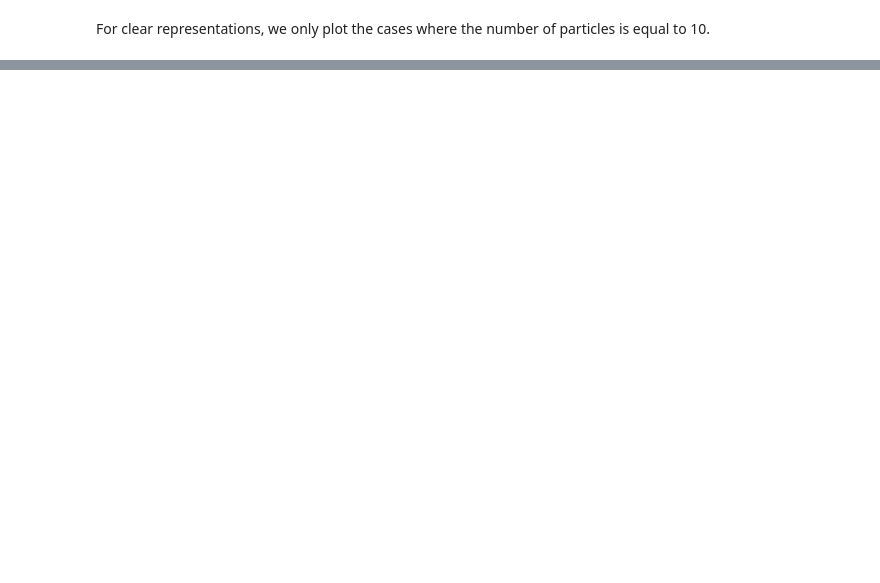
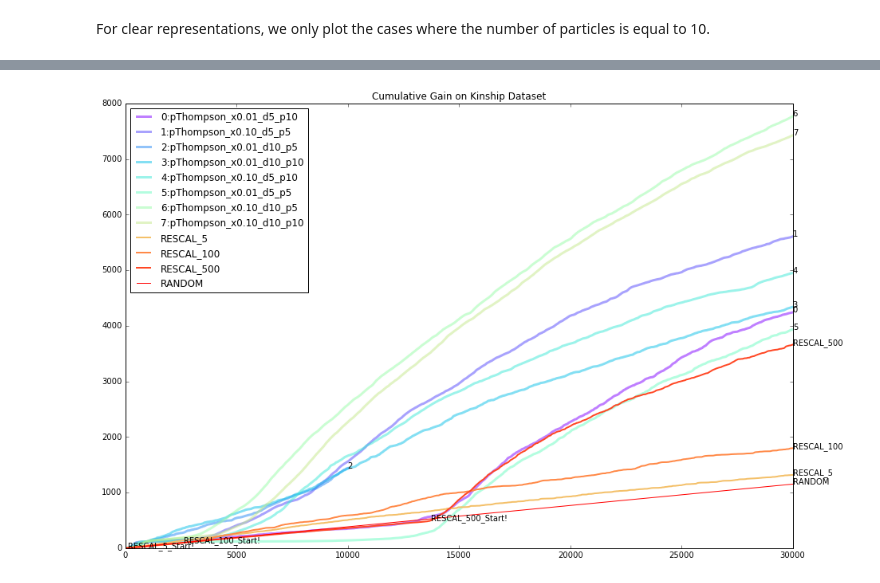
Before and after one commit to dongwookim-ml/almc, a Jupyter notebook: bayesian_rescal/plot_result_kinship.ipynb, the cells around one changed output, grey strips where cells are left out. Drawn from its saved outputs; the diff is of its cells as text; code cells hidden in the pictures; blank space fills up the shorter version.

```diff
--- a/bayesian_rescal/plot_result_kinship.ipynb
+++ b/bayesian_rescal/plot_result_kinship.ipynb
@@ -186,0 +187,50 @@ plt.show()
+# %%
+dest = '../result/kinship/rescal/'
+init_obs = [5, 100, 500]
+rescal_populating_result = dict()
+for nt, obs in itertools.product(range(10), init_obs):
+    file = os.path.join(dest, 'init%d_rescal_n_dim_10_%d.txt'%(obs, nt))
+    key = (nt, obs)
+    if os.path.exists(file):
+        seq = [line.split(',') for line in open(file, 'r').readlines()]
+        key = (var_x, n_dim, n_particle)
+        cum_sum = np.cumsum([T[s] for s in seq])
+        if obs not in rescal_populating_result:
+            rescal_populating_result[obs] = list()
+        rescal_populating_result[obs].append(cum_sum)
+# %%
+fig = plt.figure(figsize=(15,10))
+color=iter(plt.cm.rainbow(np.linspace(0,1,len(summary)+len(rescal_populating_result)+1)))
+markers = iter(MarkerStyle.markers.keys())
+
+for line_no, key in enumerate(summary.keys()):
+    min_len = budget
+    for cum_sum in summary[key]:
+        if len(cum_sum) < min_len:
+            min_len = len(cum_sum)
+    stat = np.zeros([len(summary[key]), min_len])
+    for i, cum_sum in enumerate(summary[key]):
+        stat[i] = cum_sum[:min_len]
+
+    mean = np.mean(stat, 0)
+    plt.plot(mean, label='%d:pThompson_x%.2f_d%d_p%d' % (line_no, key[0], key[1], key[2]),
+             color=next(color), linewidth=3, alpha=0.5)
+    plt.annotate(str(line_no), xy=(len(mean), mean[-1]))
+
+for obs in init_obs:
+    rescal_cumsum = np.mean(rescal_populating_result[obs], 0)
+    plt.plot(rescal_cumsum, label='RESCAL_%d' % (obs), color=next(color), linewidth=2)
+    plt.annotate('RESCAL_%d' % (obs), xy=(budget, rescal_cumsum[budget-1]))
+    idx = np.nonzero((rescal_cumsum) > obs)[0][0]
+    plt.annotate('RESCAL_%d_Start!' % (obs), xy=(idx, obs))
+
+ratio = np.sum(T)/np.prod(T.shape)
+cum_sum = np.cumsum([ratio for i in range(budget)])
+plt.plot(cum_sum, label='RANDOM', color='r')
+plt.annotate('RANDOM', xy=(budget, cum_sum[budget-1]))
+
+plt.legend(loc=0)
+plt.title('Cumulative Gain on Kinship Dataset')
+plt.show()
+# %% [output]
+[figure, added]
```
Also changed, not shown: parts of 20 cells of this notebook, 1 other file.
